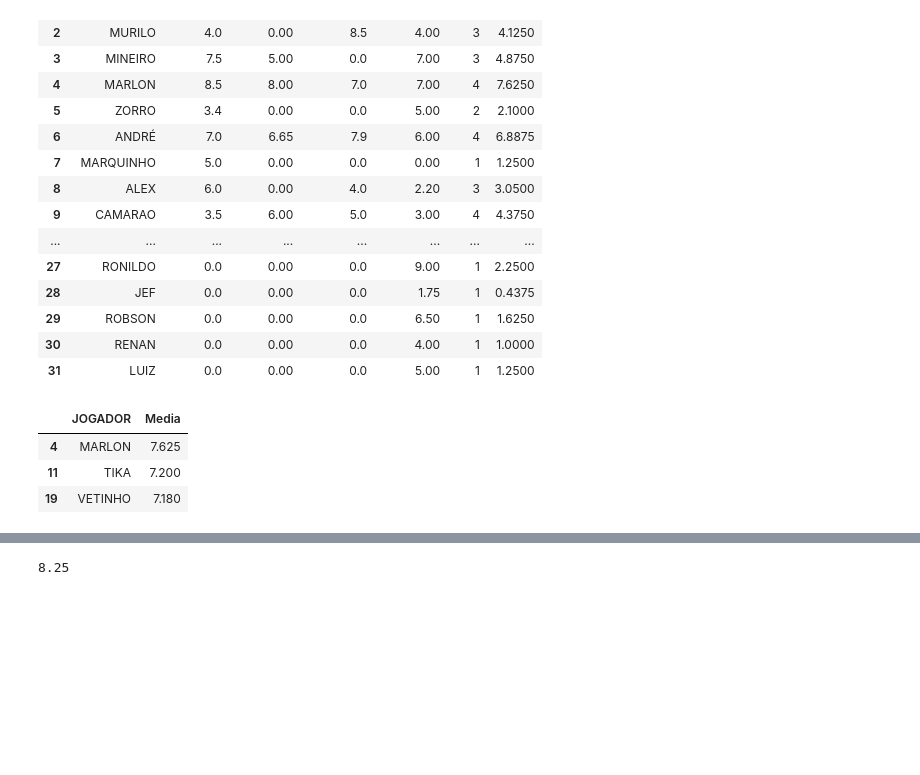
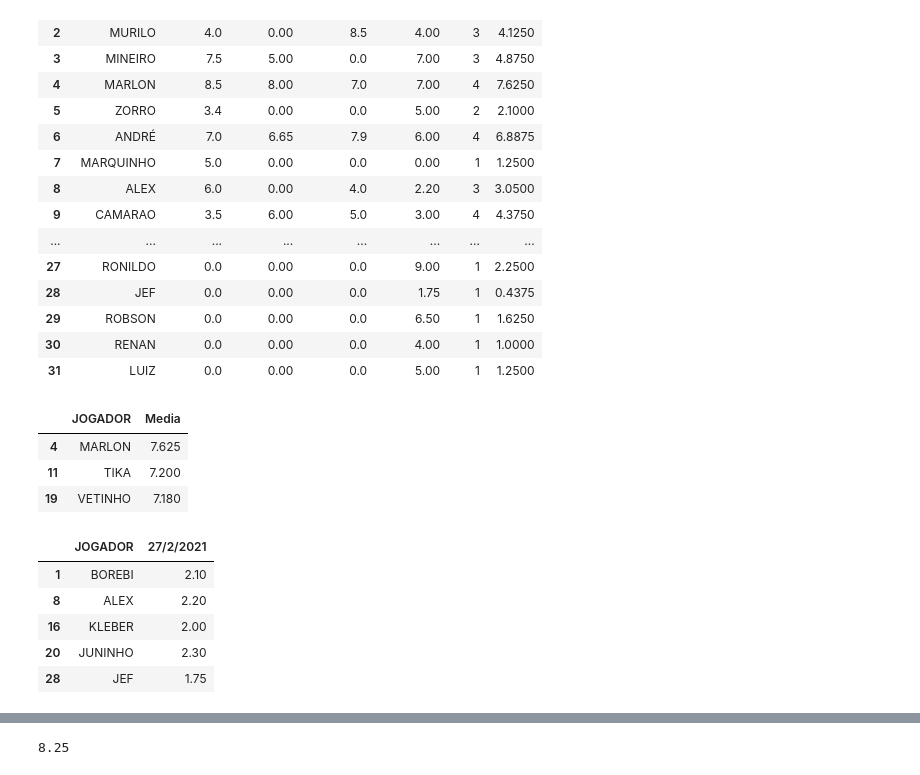
Before and after one commit to claytontey/gigantesresenha, a Jupyter notebook: gigantes.ipynb, the cells around one changed output, grey strips where cells are left out. Drawn from its saved outputs; the diff is of its cells as text; code cells hidden in the pictures; blank space fills up the shorter version.

```diff
--- a/gigantes.ipynb
+++ b/gigantes.ipynb
@@ -52,3 +52,16 @@ maior[maior[df.columns[6]] >= 7]
 | 4 | MARLON | 7.625 |
 | 11 | TIKA | 7.200 |
 | 19 | VETINHO | 7.180 |
+# %%
+pior = pd.DataFrame(df,columns = ['JOGADOR',df.columns[4]])
+#pior[pior[df.columns[2]] <= 3.5][:]
+#pior = pior.loc[~(pior == 0).all(axis=1)]
+pior = pior.loc[(pior!=0).all(axis=1)]
+pior[pior.iloc[:, 1] <3]
+# %% [output]
+|  | JOGADOR | 27/2/2021 |
+| 1 | BOREBI | 2.10 |
+| 8 | ALEX | 2.20 |
+| 16 | KLEBER | 2.00 |
+| 20 | JUNINHO | 2.30 |
+| 28 | JEF | 1.75 |
```
Also changed, not shown: parts of 3 cells of this notebook, 4 other files.
